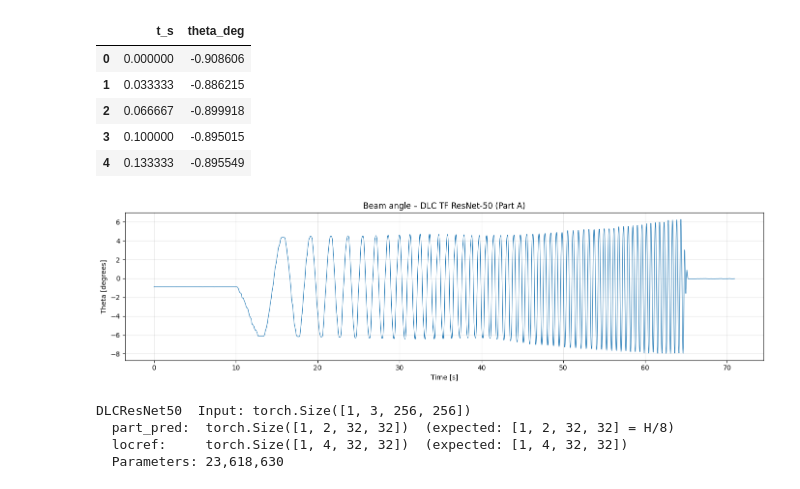
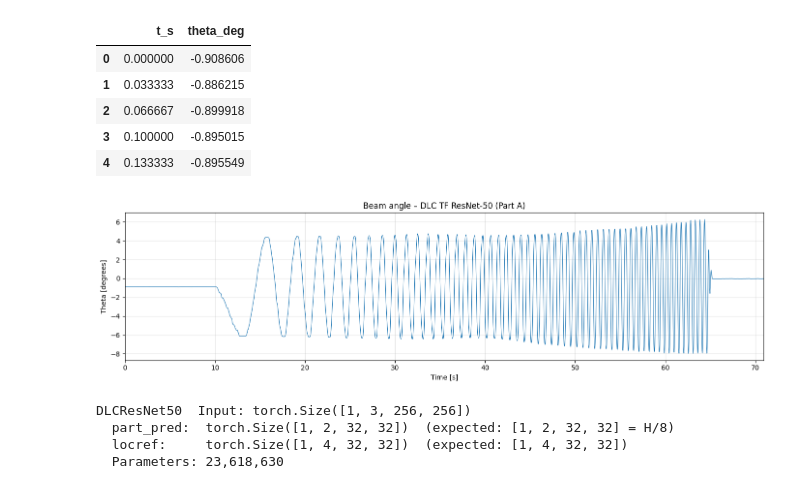
Before and after one commit to dani2442/2026-Hybrid-Signal-Learning, a Jupyter notebook: bab_dlc_to_pytorch.ipynb, the cells around one changed output. Cells and saved outputs as stored; diff of their text form; code cells hidden in the pictures.

```diff
--- a/bab_dlc_to_pytorch.ipynb
+++ b/bab_dlc_to_pytorch.ipynb
@@ -234,16 +232,17 @@ Saved: /Users/eg75agon/Downloads/Project_helon/swept_sine_readyDLC_resnet50_bab_
 # %%
 import matplotlib.pyplot as plt
 
 fig, ax = plt.subplots(figsize=(14, 4))
 ax.plot(results_df["t_s"], results_df["theta_deg"], linewidth=0.8)
 ax.set_xlabel("Time [s]")
 ax.set_ylabel("Theta [degrees]")
 ax.set_title("Beam angle – DLC TF ResNet-50 (Part A)")
+ax.set_xlim(results_df["t_s"].iloc[0], results_df["t_s"].iloc[-1])
 ax.grid(True, alpha=0.3)
 plt.tight_layout()
 plt.show()
 # %% [output]
-[figure, old version]
+[figure, new version]
 # %%
 # ── Part B: Equivalent Architecture Definitions in Pure PyTorch ──
 
```
Also changed, not shown: parts of 4 cells of this notebook, 4 other files.
